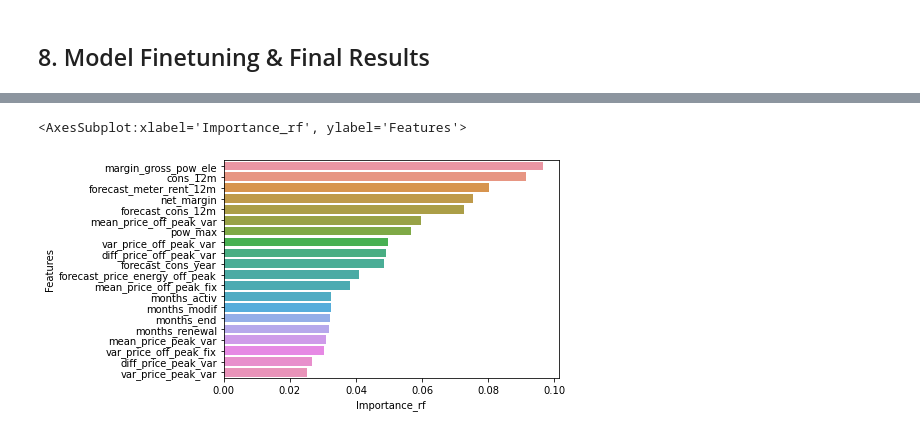
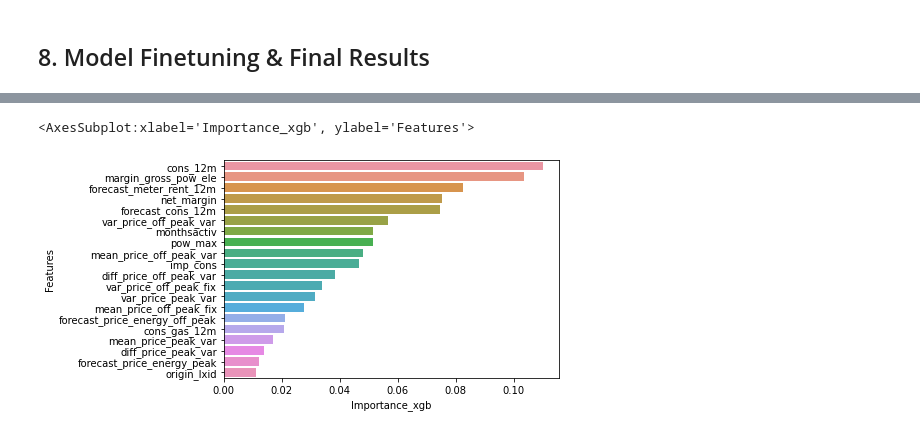
Before and after one commit to Rahulm94/Customer-Churn-Prediction, a Jupyter notebook: Task 3_Feature_engineering & Modelling.ipynb, the cells around one changed output, grey strips where cells are left out. Saved outputs shown, nothing was run; the diff lists cells and outputs as text; code cells hidden in the pictures.

```diff
--- a/Task 3_Feature_engineering & Modelling.ipynb
+++ b/Task 3_Feature_engineering & Modelling.ipynb
@@ -633,9 +698,11 @@ AUC score for XGB-Best 20 features model = 0.6792782451289046
 # %% [markdown]
 ## 8. Model Finetuning & Final Results
 # %%
-imp_feat = feature_importance.sort_values('Importance_rf', ascending = False).Features[:20].values
+# XGB model based on top 20 features
+
+imp_feat = feature_importance.sort_values('Importance_xgb', ascending = False).Features[:20].values
 print(imp_feat)
-X = client_prices[imp_feat]
+X = client_prices.drop(['churn','id'], axis=1)
 y = client_prices['churn']
-X_train, X_test, y_train, y_test = train_test_split(X,y, test_size=0.25, random_state=25, stratify=y)
+X_train, X_test, y_train, y_test = train_test_split(X,y, test_size=0.25, random_state=5, stratify=y)
 # %% [output]
@@ -666,7 +729,0 @@ Best parameters for XGB classifier:  {'n_estimators': 800, 'min_samples_split':
-# %%
-# Now build model with chosen optimum hyperparameters
-
-rfc_best = RandomForestClassifier(random_state=10, **rfc_grid_model.best_params_)
-rfc_best.fit(X_train, y_train)
-y_test_pred = rfc_best.predict(X_test)
-print(classification_report(y_test, y_test_pred))
@@ -681,0 +730,15 @@ weighted avg       0.90      0.91      0.86      3652
+# %%
+# Best parameters for XGB classifier:  {'learning_rate': 0.4, 'min_child_weight': 0, 'scale_pos_weight': 1}
+best_params = {'n_estimators' : 500, 'learning_rate': 0.6, 'min_child_weight': 0, 'scale_pos_weight': 3}
+# %%
+# Now build model with chosen optimum hyperparameters
+
+xgb_best = xgboost.XGBClassifier(random_state = 12, importance_type='total_gain', verbosity=0, **best_params)
+xgb_best.fit(X_train, y_train)
+
+# Cross validated scores of the fine-tuned model
+
+cross_val_scores = cross_val_scores.iloc[0:0]
+models = {'XGB Base':xgb, 'XGB (Best 20)': xgb_20, 'XGB Fine-Tuned':xgb_best}
+cross_validate_model(models, X_train, y_train, strat_kf)
+cross_val_scores
@@ -735,15 +801,15 @@ print(cross_val_score(rfc_best, X_train, y_train, scoring='roc_auc', cv=cv).mean
 # %%
 # Feature importance for fine tuned model
 
-important_features = pd.DataFrame({'Features': X_train.columns, 'Importance_rf': rfc_best.feature_importances_})
+important_features = pd.DataFrame({'Features': X_train.columns, 'Importance_xgb': xgb_best.feature_importances_})
 
-important_features = important_features.sort_values('Importance_rf', ascending = False)
+important_features = important_features.sort_values('Importance_xgb', ascending = False)
 
 # fig, axes = plt.subplots(1,2, figsize=(16,5))
-sns.barplot(x = 'Importance_rf', y = 'Features', data = important_features[:20])
+sns.barplot(x = 'Importance_xgb', y = 'Features', data = important_features[:20])
 # %% [output]
-<AxesSubplot:xlabel='Importance_rf', ylabel='Features'>
+<AxesSubplot:xlabel='Importance_xgb', ylabel='Features'>
-[figure, old version]
+[figure, new version]
 # %%
 print('Top 20 important features (total information gain based on gini impurity) for predicting churn are :-')
 important_features.iloc[:20]
```
Also changed, not shown: parts of 69 cells of this notebook, 2 other files.
